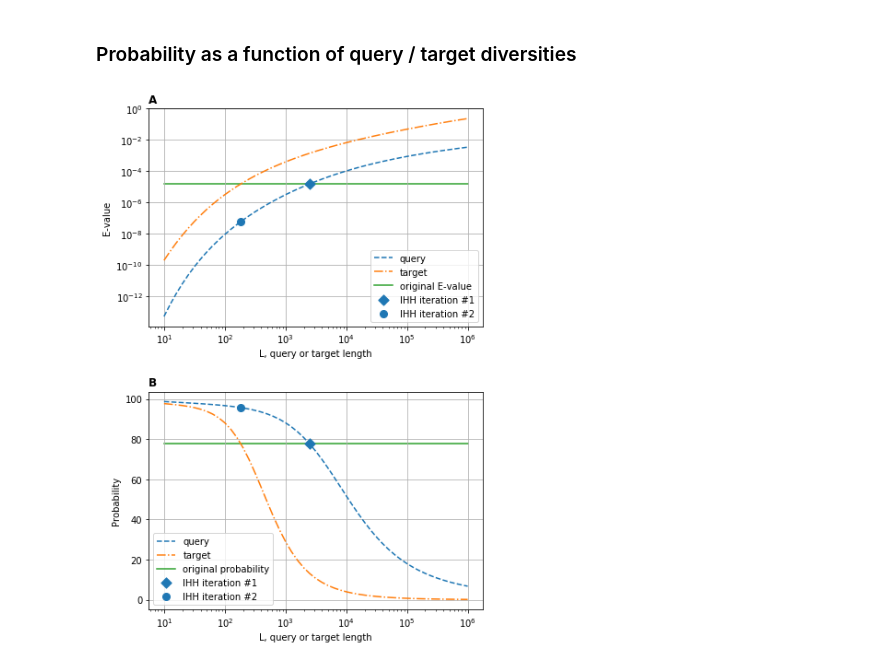
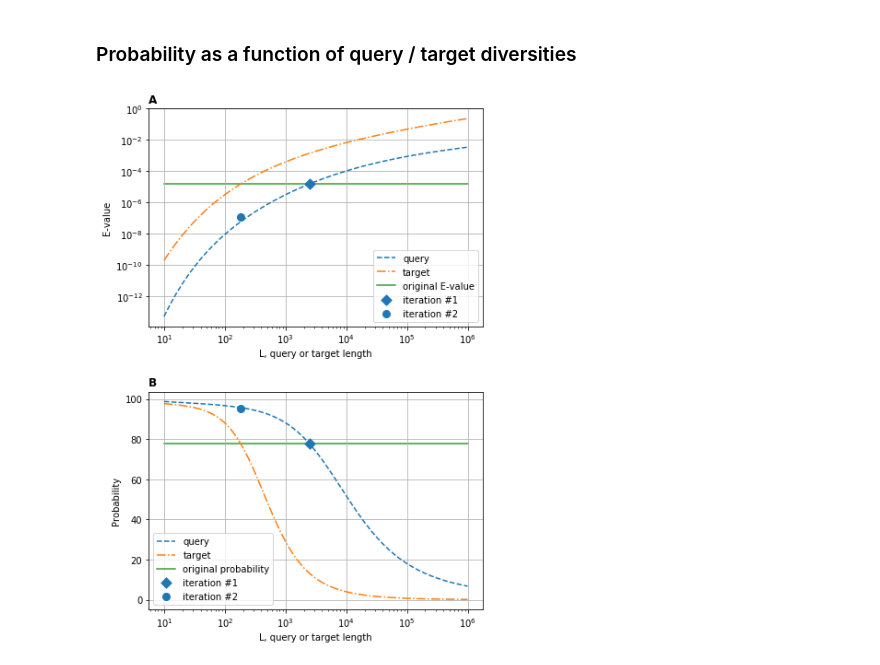
Before and after one commit to Gorbalenya-Lab/hh-suite-notebooks, a Jupyter notebook: test_score.ipynb, the cells around one changed output. Cells and saved outputs as stored; diff of their text form; code cells hidden in the pictures.

```diff
--- a/test_score.ipynb
+++ b/test_score.ipynb
@@ -212,14 +164,14 @@ The above values match (with relative error $\approx$ 1e-06) which confirms that
 X = np.logspace(1, 6, num=51, base=10)
 # print(X)
 
-h = cp.copy(hit)
+h = cp.copy(hits[0])
 
 n_len = 300
 n_Neff = 1
 
 def resetHit(norm):
     global h
-    h = cp.copy(hit)
+    h = cp.copy(hits[0])
     if norm:
         h.t_L = h.q_L = n_len
         h.q_Neff = h.t_Neff = n_Neff
@@ -256,46 +208,55 @@ fig.set_size_inches(6.5,10)
 QPval = X.copy()
 testLengths(QPval, getEvalueQLen, False)
 
-hit_m.score = hit.score
-hit_m.score_ss = hit.score_ss
-CalculatePvalues(hit_m)
-
 TPval = X.copy()
 testLengths(TPval, getEvalueTLen, False)
 # E-value = P-value (database size = 1)
 color = next(ax1._get_lines.prop_cycler)['color']
+markers = ['D', 'o', 'x', '+']
+fix_scores = False # set to True if scores for iterations 2, 3, ... are by some reason different from iteration 1
+
 ax1.loglog(X, QPval, linestyle='--', label='query', c=color)
 ax1.loglog(X, TPval, linestyle='-.', label='target')
-ax1.plot(X, [hit.Pval] * len(X), '-', zorder=0, label='original E-value')
-ax1.scatter([hit.q_L], [hit.Pval_HH], zorder=4, label='IHH iteration #1', marker='D', c=color, s=64)
-ax1.scatter([hit_m.q_L], [hit_m.Pval], zorder=4, label='IHH iteration #2', marker='o', c=color, s=64)
+ax1.plot(X, [hits[0].Pval] * len(X), '-', zorder=0, label='original E-value')
+
+
+for (i, h) in enumerate(hits):
+    if i > 0 and fix_scores:
+        h.score = hits[0].score
+        h.score_ss = hits[0].score_ss
+        CalculatePvalues(h)
+    ax1.scatter([h.q_L], [h.Pval], zorder=4, label=h.comment, marker=markers[i], c=color, s=64)
+
+
 ax1.set_ylabel('E-value');
 ax1.legend()
 ax1.grid(True)
 ax1.set_title('A', weight=550, size=12, loc='left')
 ax1.set_xlabel('L, query or target length')
 ax1.xaxis.set_tick_params(which='both', labelbottom=True)
 
 QPval = X.copy()
 testLengths(QPval, getProbabQLen, False)
 
 TPval = X.copy()
 testLengths(TPval, getProbabTLen, False)
 
 color = next(ax2._get_lines.prop_cycler)['color']
 ax2.semilogx(X, QPval, linestyle='--', label='query', c=color)
 ax2.semilogx(X, TPval, linestyle='-.', label='target')
-ax2.plot(X, [hit.Probab] * len(X), '-', zorder=0, label='original probability')
-ax2.scatter([hit.q_L], [hit.Probab_HH], zorder=4, label='IHH iteration #1', marker='D', c=color, s=64)
-ax2.scatter([hit_m.q_L], [hit_m.Probab], zorder=4, label='IHH iteration #2', marker='o', c=color, s=64)
+ax2.plot(X, [hits[0].Probab] * len(X), '-', zorder=0, label='original probability')
+
+for (i, h) in enumerate(hits):
+    ax2.scatter([h.q_L], [h.Probab], zorder=4, label=h.comment, marker=markers[i], c=color, s=64)
 
 ax2.set_ylabel('Probability');
 ax2.legend()
 ax2.grid(True)
 ax2.set_title('B', weight=550, size=12, loc='left')
 ax2.set_xlabel('L, query or target length')
 
 plt.subplots_adjust(hspace=0.3)
-plt.savefig('figure.pdf', format='PDF')
+pdffile = '{}-{}.pdf'.format(hits[0].query, hits[0].target)
+plt.savefig(pdffile, format='PDF')
 # %% [output]
-[figure, old version]
+[figure, new version]
```
Also changed, not shown: parts of 2 cells of this notebook, 1 other file.
